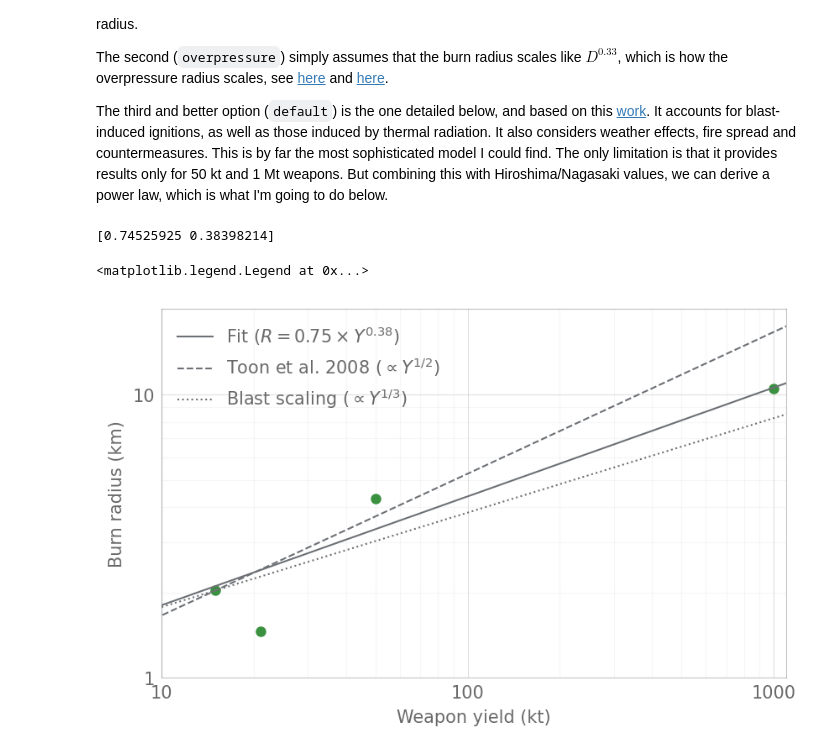
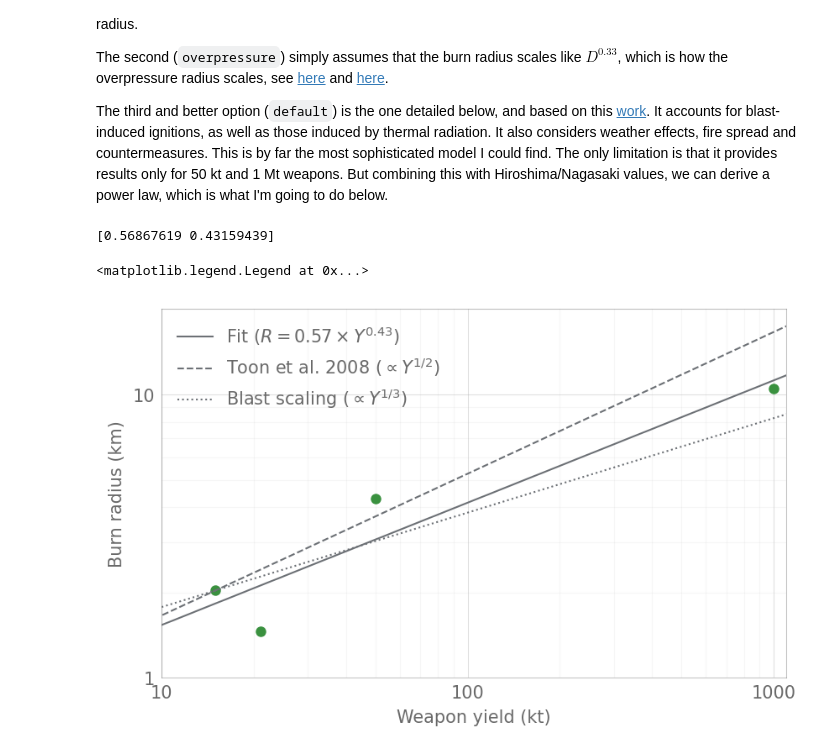
Before and after one commit to allfed/Population-Loss-NW, a Jupyter notebook: scripts/burn-radius-scaling.ipynb, the cells around one changed output. Drawn from its saved outputs; the diff is of its cells as text; code cells hidden in the pictures.

```diff
--- a/scripts/burn-radius-scaling.ipynb
+++ b/scripts/burn-radius-scaling.ipynb
@@ -42,26 +42,27 @@ plt.close(1)
 plt.figure(1, figsize=(6.4, 3.8))
 plt.loglog(Y, R, "o")
 
-
-# Define power law function
-def power_law(x, a, b):
-    return a * np.power(x, b)
-
-
-# Fit power law to data
-popt, _ = curve_fit(power_law, Y, R)
+# Fit the power law R = a * Y^b in log-log space (ordinary least squares on
+# log R vs log Y). Log space gives each data point equal relative weight --
+# the uncertainties on these points are multiplicative, not additive, and
+# they span two decades in yield. A linear-space fit would instead be
+# dominated by the 1 Mt point.
+b_fit, log_a = np.polyfit(np.log(Y), np.log(R), 1)
+popt = np.array([np.exp(log_a), b_fit])
 print(popt)
+# These coefficients are hardcoded in src/utils.py (calculate_max_radius_burn
+# "default", and the exponent in calculate_kill_radius_scaling_factor).
 
 # Generate points for the fitted curve
 Y_fit = np.logspace(np.log10(1), np.log10(2000), 100)
-R_fit = power_law(Y_fit, *popt)
+R_fit = popt[0] * np.power(Y_fit, popt[1])
 
 # Plot the fitted curve
 plt.loglog(
     Y_fit,
     R_fit,
     "-",
-    label=f"Fit ($R = {popt[0]:.2f}" + r" \times Y^{0.38}$)",
+    label=rf"Fit ($R = {popt[0]:.2f} \times Y^{{{popt[1]:.2f}}}$)",
     lw=1,
     c="#6c7075",
 )
@@ -77,38 +78,39 @@ plt.loglog(
     Y_fit,
     np.sqrt(13 / np.pi) * np.power(Y_fit / 15, 0.3333333333),
     ":",
-    label="Blast scaling ($\propto Y^{1/3}$)",
+    label=r"Blast scaling ($\propto Y^{1/3}$)",
     lw=1,
     c="#6c7075",
 )
 
 plt.grid(True, which="minor", ls="-", alpha=0.1, lw=0.5)
+
 
 ax = plt.gca()
 ax.xaxis.set_major_formatter(
     plt.FuncFormatter(
         lambda val, pos: "{:.1f}".format(val) if val < 1 else "{:.0f}".format(val)
     )
 )
 ax.yaxis.set_major_formatter(
     plt.FuncFormatter(
         lambda val, pos: "{:.1f}".format(val) if val < 1 else "{:.0f}".format(val)
     )
 )
 
 for spine in ax.spines.values():
     spine.set_alpha(0.4)
     spine.set_linewidth(0.5)
     spine.set_color("dimgrey")
     spine.set_visible(True)
 
 
 plt.xlim(10, 1100)
 plt.ylim(1, 20)
 plt.xlabel("Weapon yield (kt)")
 plt.ylabel("Burn radius (km)")
 plt.legend(frameon=False)
 # %% [output]
-[0.74525925 0.38398214]
+[0.56867619 0.43159439]
 <matplotlib.legend.Legend at 0x...>
-[figure, old version]
+[figure, new version]
```
Also changed, not shown: parts of 1 cell of this notebook, 1 other file.
